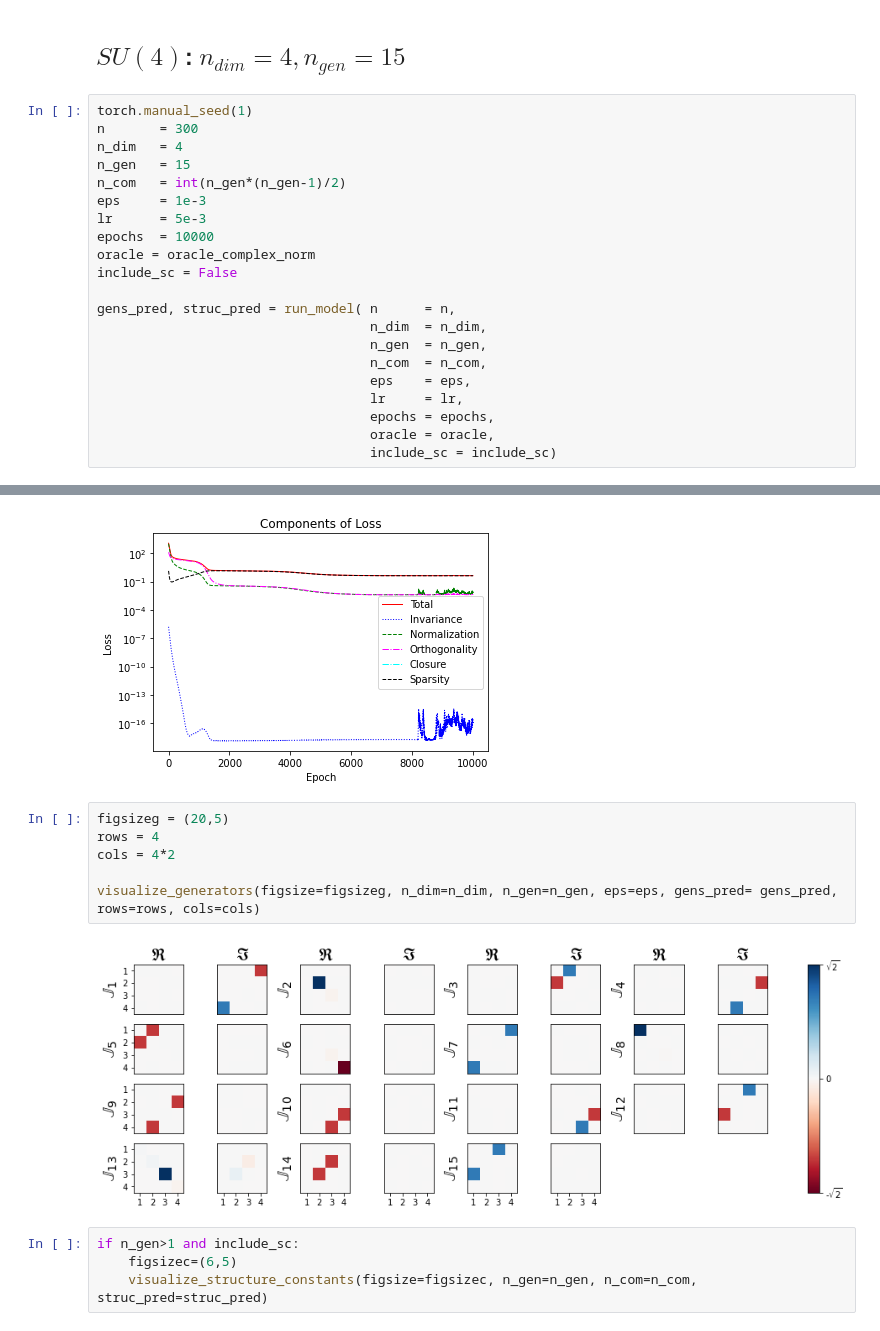
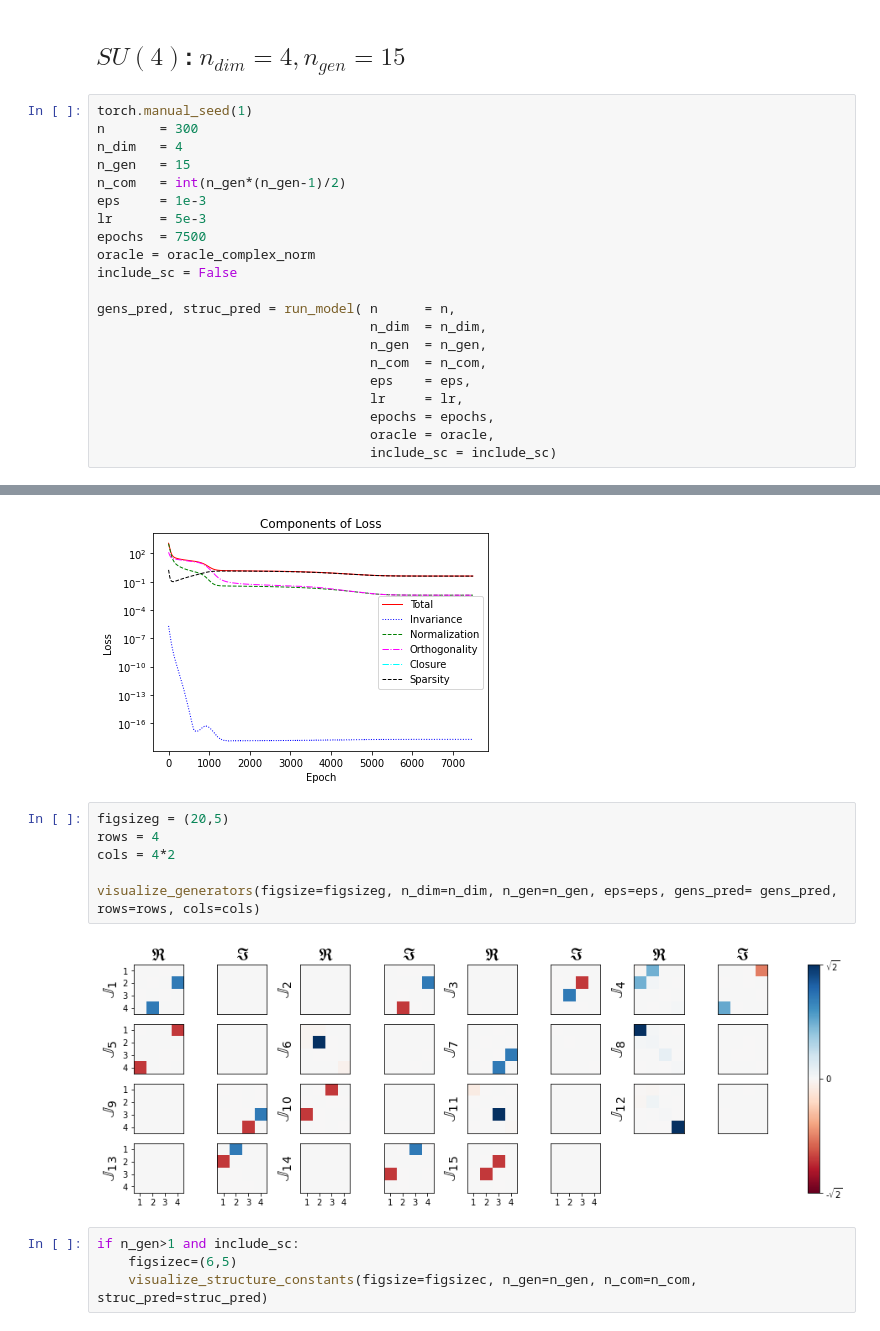
Before and after one commit to royforestano/Deep_Learning_Symmetries, a Jupyter notebook: Discovering_Sparse_Representations_of_Lie_Groups_with_Machine_Learning/sym_u_and_su_demo.ipynb, the cells around one changed output, grey strips where cells are left out. Saved outputs shown, nothing was run; the diff lists cells and outputs as text.

```diff
--- a/Discovering_Sparse_Representations_of_Lie_Groups_with_Machine_Learning/sym_u_and_su_demo.ipynb
+++ b/Discovering_Sparse_Representations_of_Lie_Groups_with_Machine_Learning/sym_u_and_su_demo.ipynb
@@ -379,7 +372,7 @@ n_gen   = 15
 n_com   = int(n_gen*(n_gen-1)/2)
 eps     = 1e-3
 lr      = 5e-3
-epochs  = 10000
+epochs  = 7500
 oracle = oracle_complex_norm
 include_sc = False
 
@@ -398,5 +391,5 @@ Total Time: 2932.32044601
 Complete.
-[figure, old version]
+[figure, new version]
 # %%
 figsizeg = (20,5)
 rows = 4
@@ -404,7 +397,7 @@ cols = 4*2
 
 visualize_generators(figsize=figsizeg, n_dim=n_dim, n_gen=n_gen, eps=eps, gens_pred= gens_pred, rows=rows, cols=cols)
 # %% [output]
-[figure, old version]
+[figure, new version]
 # %%
 if n_gen>1 and include_sc:
     figsizec=(6,5)
```
Also changed, not shown: parts of 27 cells of this notebook, 2 other files.
